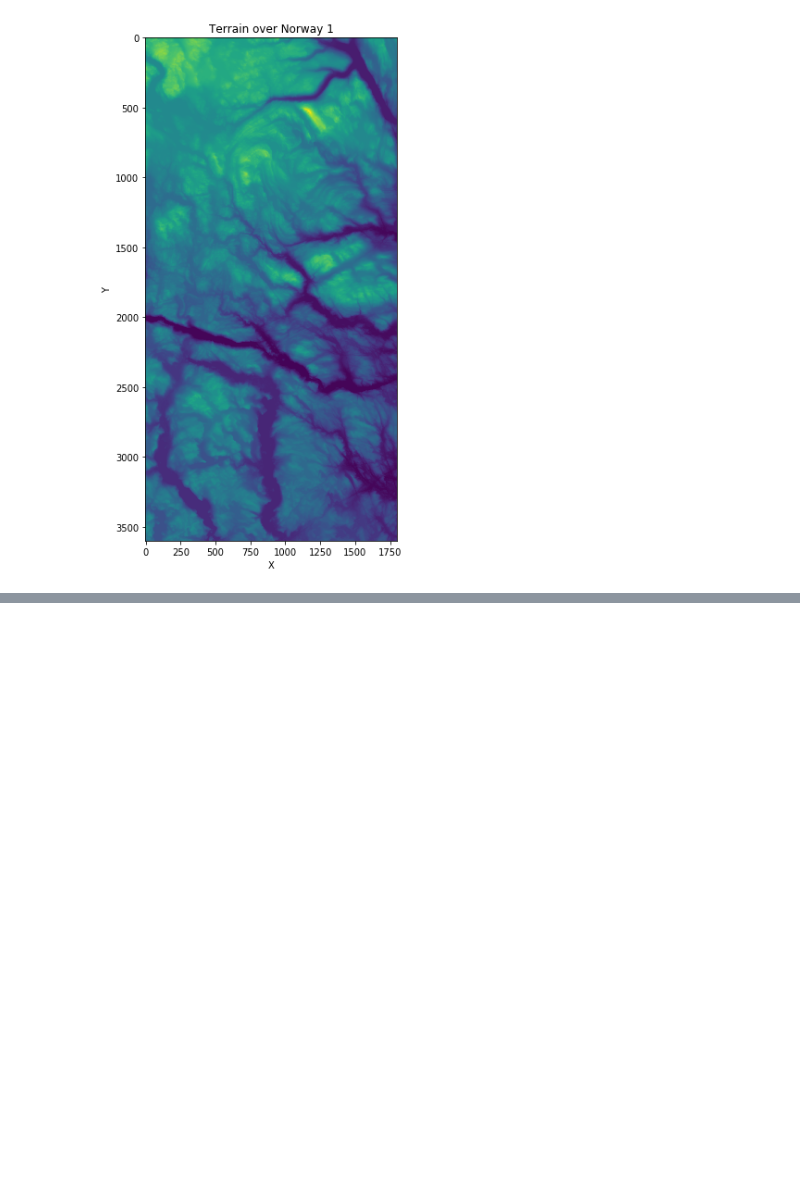
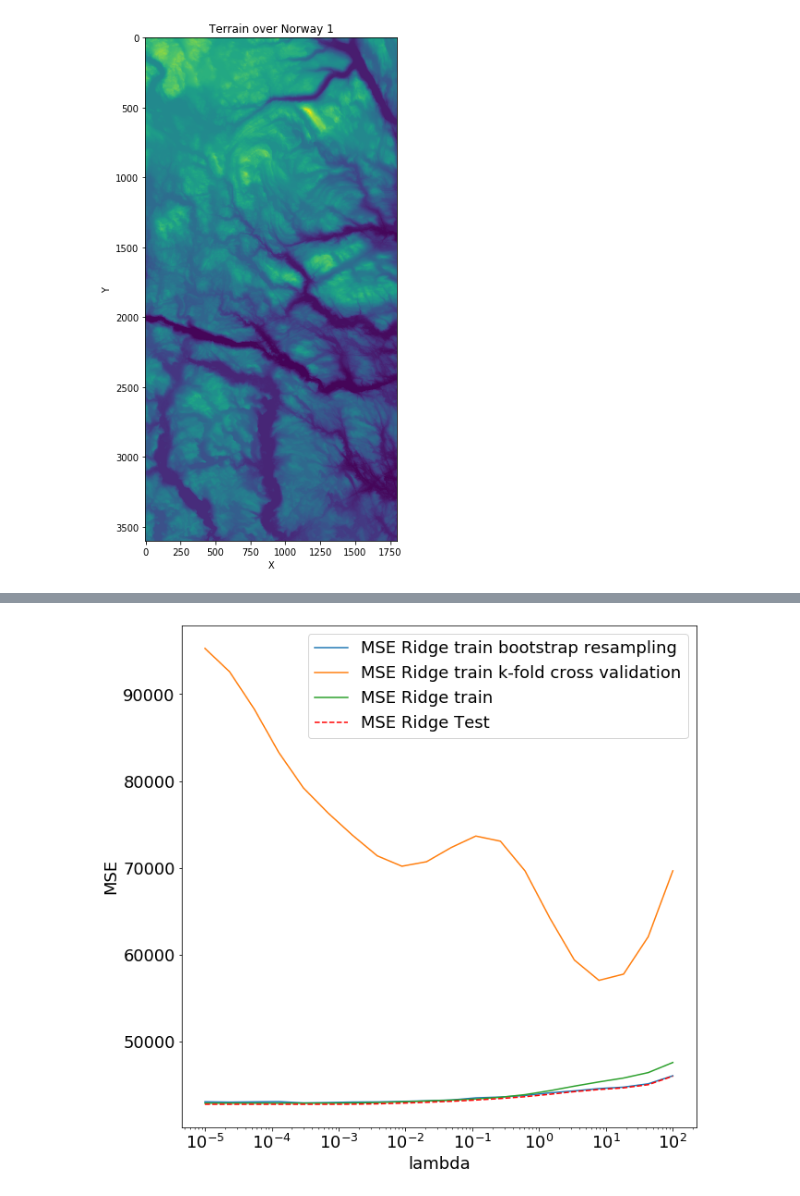
Before and after one commit to tellefs/ML-projects, a Jupyter notebook: project1/project1.ipynb, the cells around one changed output, grey strips where cells are left out. Saved outputs shown, nothing was run; the diff lists cells and outputs as text; code cells hidden in the pictures; blank space fills up the shorter version.

```diff
--- a/project1/project1.ipynb
+++ b/project1/project1.ipynb
@@ -456,0 +514,87 @@ x_train, x_test, y_test, y_train, z_train, z_test = train_test_split(x_values,
+# %%
+terrain_file = imread('Datafiles/SRTM_data_Norway_1.tif')
+x = np.linspace(0,1,terrain_file.shape[1])
+y = np.linspace(0,1,terrain_file.shape[0])
+x_grid, y_grid = np.meshgrid(x,y)
+z_data = terrain_file
+##Cutting
+x_values = x_grid[1::50, 1::25]
+y_values = y_grid[1::50, 1::25]
+z_values = z_data[1::50, 1::25]
+
+
+z = z_values.ravel()
+X = create_X(x_values, y_values,5)
+
+
+nlambdas = 20
+lambdas = np.logspace(-5, 2, nlambdas)
+
+
+#split data
+X_train, X_test, z_train, z_test = train_test_split(X, z, test_size=0.2)
+
+X_train, X_test = scaleData(X_train, X_test)
+
+MSE_test_ridge = np.zeros(nlambdas)
+MSE_train_ridge = np.zeros(nlambdas)
+MSE_test_ridge_bootstrap = np.zeros(nlambdas)
+MSE_test_ridge_kfold = np.zeros(nlambdas)
+
+MSE_test_lasso = np.zeros(nlambdas)
+MSE_train_lasso = np.zeros(nlambdas)
+MSE_test_lasso_bootstrap = np.zeros(nlambdas)
+MSE_test_lasso_kfold = np.zeros(nlambdas)
+
+for i in range(nlambdas):
+    _lambda = lambdas[i]
+
+    #perform Ridge regression with bootstrap resampling and k-fold cross validation
+    z_predict, z_tilde = ridge(X_test, X_train, z_test, z_train, _lambda)
+
+    MSE_train_ridge[i] = MSE(z_train, z_tilde)
+    MSE_test_ridge[i] = MSE(z_test, z_predict)
+
+    MSE_test_ridge_bootstrap[i] = resample_bootstrap(ridge, 100, X_train, X_test, z_train, z_test, _lambda = _lambda)[0]
+
+    MSE_test_ridge_kfold[i] = kfold_crossValidation(ridge, X, z, k_folds=7, _lambda=_lambda)[0]
+
+    #perform Lasso regression with bootstrap resampling and k-fold cross validation
+
+    z_predict, z_tilde = lasso(X_test, X_train, z_test, z_train, _lambda)
+
+    MSE_train_lasso[i] = MSE(z_train, z_tilde)
+    MSE_test_lasso[i] = MSE(z_test, z_predict)
+
+    MSE_test_lasso_bootstrap[i] = resample_bootstrap(lasso, 100, X_train, X_test, z_train, z_test, _lambda = _lambda)[0]
+
+    MSE_test_lasso_kfold[i] = kfold_crossValidation(lasso, X, z, k_folds=7, _lambda=_lambda)[0]
+
+
+plt.figure(figsize=(figwidth, figheigth))
+plt.tick_params(axis='both', which='both', labelsize=fontsize)
+plt.plot(lambdas, MSE_test_ridge_bootstrap, label = 'MSE Ridge train bootstrap resampling')
+plt.plot(lambdas, MSE_test_ridge_kfold, label = 'MSE Ridge train k-fold cross validation')
+plt.plot(lambdas, MSE_train_ridge, label = 'MSE Ridge train')
+plt.plot(lambdas, MSE_test_ridge, 'r--', label = 'MSE Ridge Test')
+plt.xscale('log')
+plt.xlabel('lambda', fontsize=fontsize)
+plt.ylabel('MSE', fontsize=fontsize)
+plt.legend(fontsize=fontsize, loc='best')
+plt.show()
+
+
+plt.figure(figsize=(figwidth, figheigth))
+plt.tick_params(axis='both', which='both', labelsize=fontsize)
+plt.plot(lambdas, MSE_test_lasso_bootstrap, label = 'MSE Lasso train bootstrap resampling')
+plt.plot(lambdas, MSE_test_lasso_kfold, label = 'MSE Lasso train k-fold cross validation')
+#plt.plot(lambdas, MSE_train_lasso, label = 'MSE Lasso train')
+#plt.plot(lambdas, MSE_test_lasso, 'r--', label = 'MSE Lasso Test')
+plt.xscale('log')
+plt.yscale('log')
+plt.xlabel('lambda', fontsize=fontsize)
+plt.ylabel('MSE', fontsize=fontsize)
+plt.legend(fontsize=fontsize, loc='best')
+plt.show()
+# %% [output]
+[figure, added]
```
Also changed, not shown: parts of 7 cells of this notebook, 2 other files.
